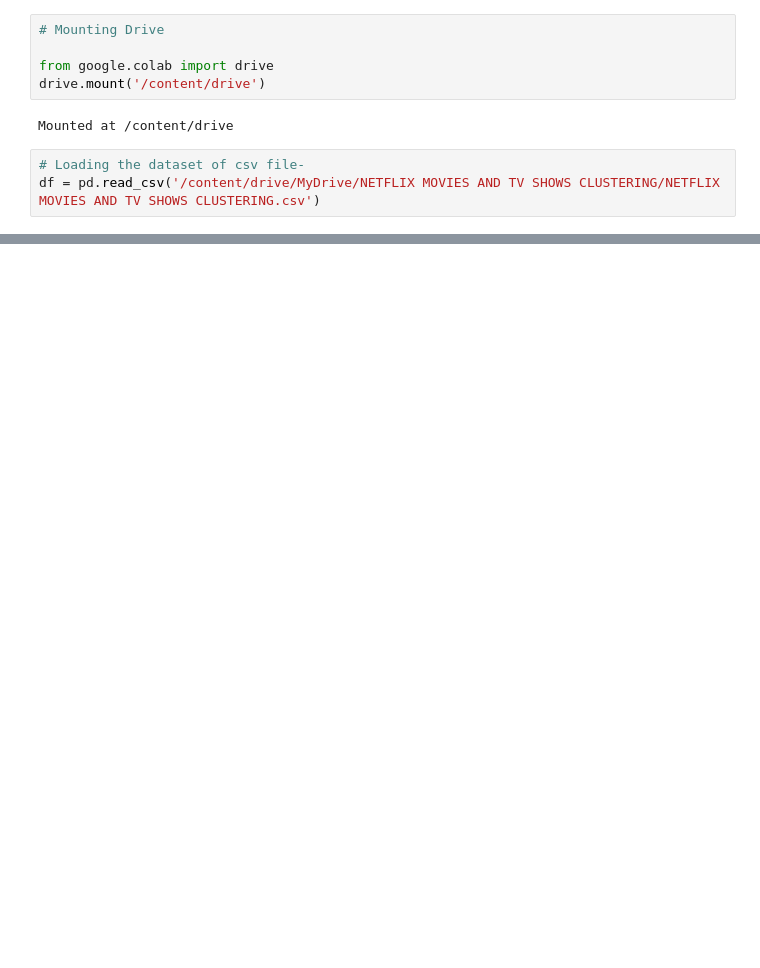
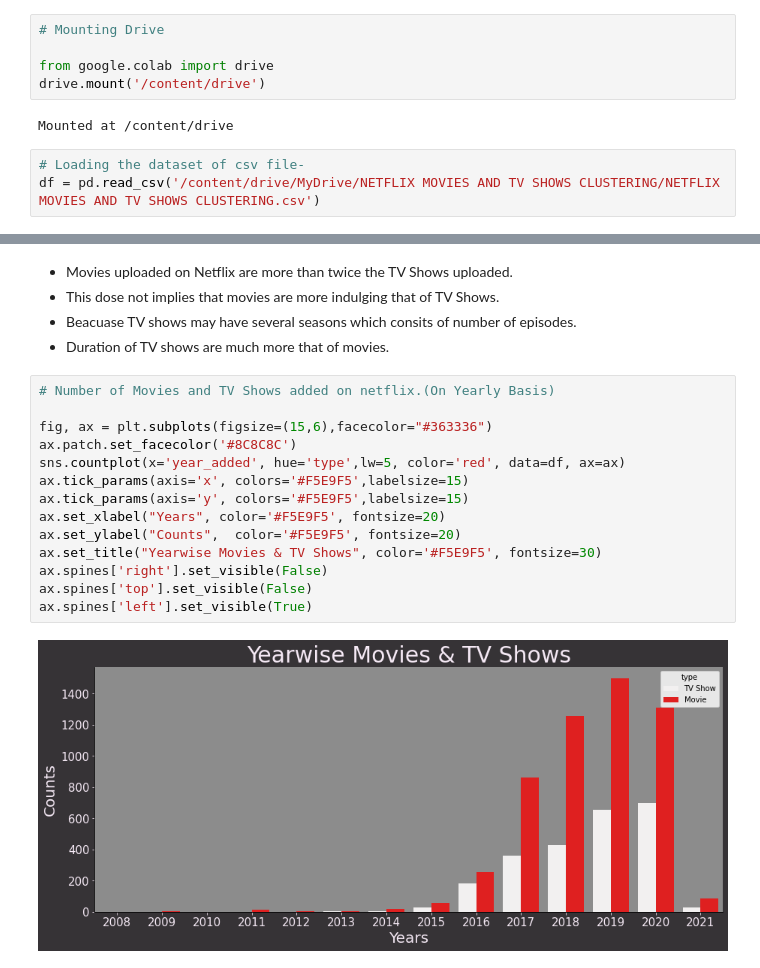
Before and after one commit to kunikagupta27/NETFLIX_MOVIES_AND_TV_SHOWS_CLUSTERING, a Jupyter notebook: NETFLIX_MOVIES_AND_TV_SHOWS_CLUSTERING.ipynb, the cells around one changed output, grey strips where cells are left out. Drawn from its saved outputs; the diff is of its cells as text; blank space fills up the shorter version.

```diff
--- a/NETFLIX_MOVIES_AND_TV_SHOWS_CLUSTERING.ipynb
+++ b/NETFLIX_MOVIES_AND_TV_SHOWS_CLUSTERING.ipynb
@@ -144,0 +263,21 @@ dtype: int64
+# %% [markdown]
+* Movies uploaded on Netflix are more than twice the TV Shows uploaded.
+* This dose not implies that movies are more indulging that of TV Shows.
+* Beacuase TV shows may have several seasons which consits of number of episodes.
+* Duration of TV shows are much more that of movies.
+# %%
+# Number of Movies and TV Shows added on netflix.(On Yearly Basis)
+
+fig, ax = plt.subplots(figsize=(15,6),facecolor="#363336")
+ax.patch.set_facecolor('#8C8C8C')
+sns.countplot(x='year_added', hue='type',lw=5, color='red', data=df, ax=ax)
+ax.tick_params(axis='x', colors='#F5E9F5',labelsize=15)
+ax.tick_params(axis='y', colors='#F5E9F5',labelsize=15)
+ax.set_xlabel("Years", color='#F5E9F5', fontsize=20)
+ax.set_ylabel("Counts",  color='#F5E9F5', fontsize=20)
+ax.set_title("Yearwise Movies & TV Shows", color='#F5E9F5', fontsize=30)
+ax.spines['right'].set_visible(False)
+ax.spines['top'].set_visible(False)
+ax.spines['left'].set_visible(True)
+# %% [output]
+[figure, added]
```
Also changed, not shown: parts of 39 cells of this notebook.
